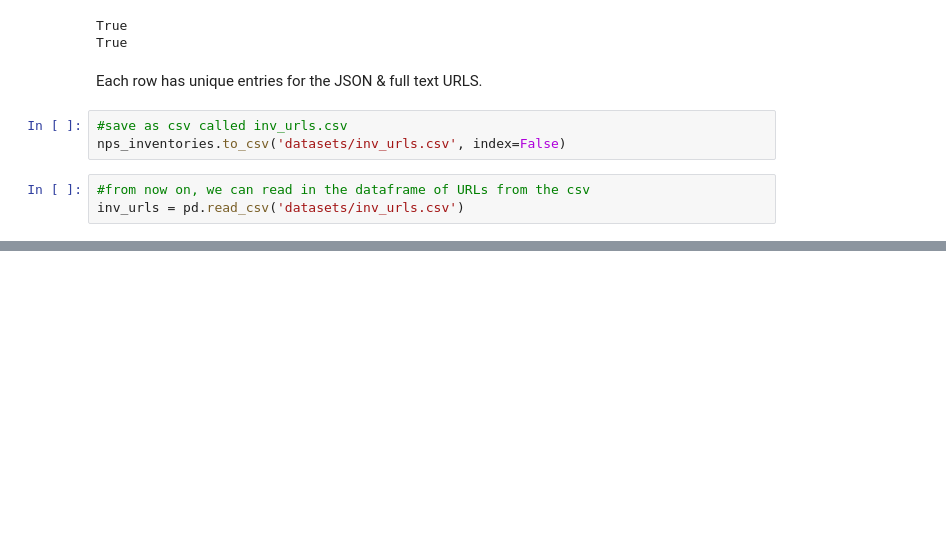
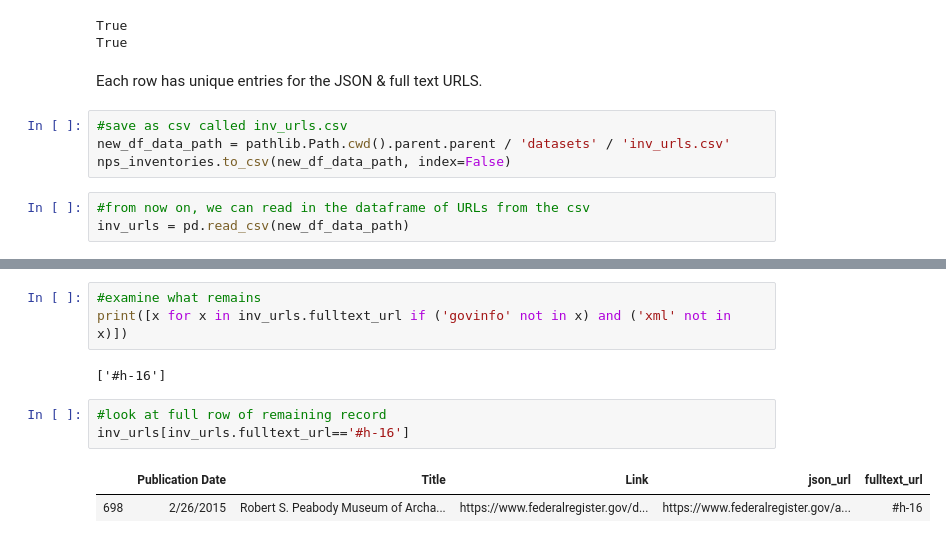
Before and after one commit to ds3-nyu-archive/museum-data-sovereignty, a Jupyter notebook: src/notebooks/Building Notices of Inventory Completion URL Dataset.ipynb, the cells around one changed output, grey strips where cells are left out. Saved outputs shown, nothing was run; the diff lists cells and outputs as text; blank space fills up the shorter version.

Commit message:
correcting entry 698 in inv_urls; correcting file paths; adding pre-parallelization full text exploration and parsing

```diff
--- a/src/notebooks/Building Notices of Inventory Completion URL Dataset.ipynb
+++ b/src/notebooks/Building Notices of Inventory Completion URL Dataset.ipynb
@@ -182,7 +182,8 @@ True
 Each row has unique entries for the JSON & full text URLS.
 # %%
 #save as csv called inv_urls.csv
-nps_inventories.to_csv('datasets/inv_urls.csv', index=False)
+new_df_data_path = pathlib.Path.cwd().parent.parent / 'datasets' / 'inv_urls.csv'
+nps_inventories.to_csv(new_df_data_path, index=False)
 # %%
 #from now on, we can read in the dataframe of URLs from the csv
-inv_urls = pd.read_csv('datasets/inv_urls.csv')
+inv_urls = pd.read_csv(new_df_data_path)
@@ -204,0 +205,11 @@ inv_urls
+# %%
+#examine what remains
+print([x for x in inv_urls.fulltext_url if ('govinfo' not in x) and ('xml' not in x)])
+# %% [output]
+['#h-16']
+# %%
+#look at full row of remaining record
+inv_urls[inv_urls.fulltext_url=='#h-16']
+# %% [output]
+|  | Publication Date | Title | Link | json_url | fulltext_url |
+| 698 | 2/26/2015 | Robert S. Peabody Museum of Archa... | https://www.federalregister.gov/d... | https://www.federalregister.gov/a... | #h-16 |
```
Also changed, not shown: parts of 8 cells of this notebook, 4 other files.
